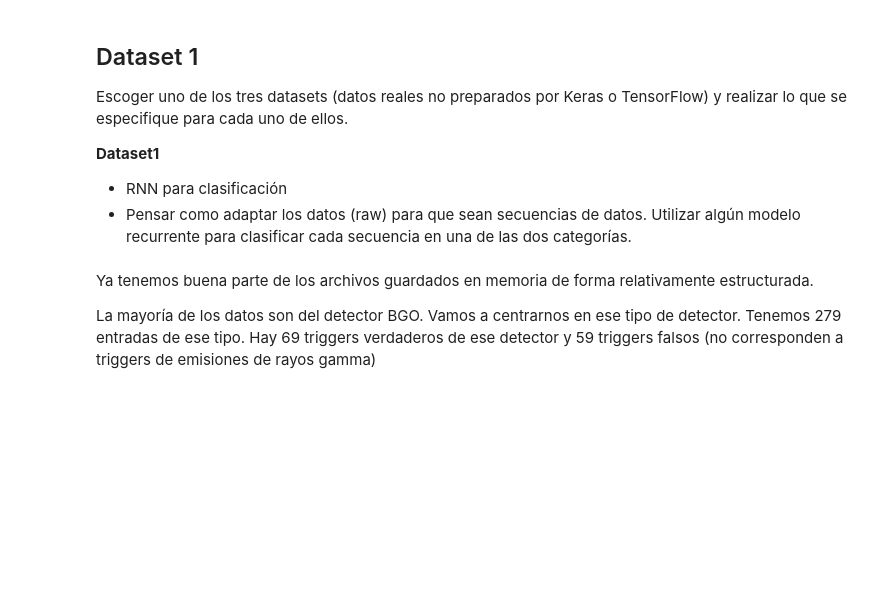
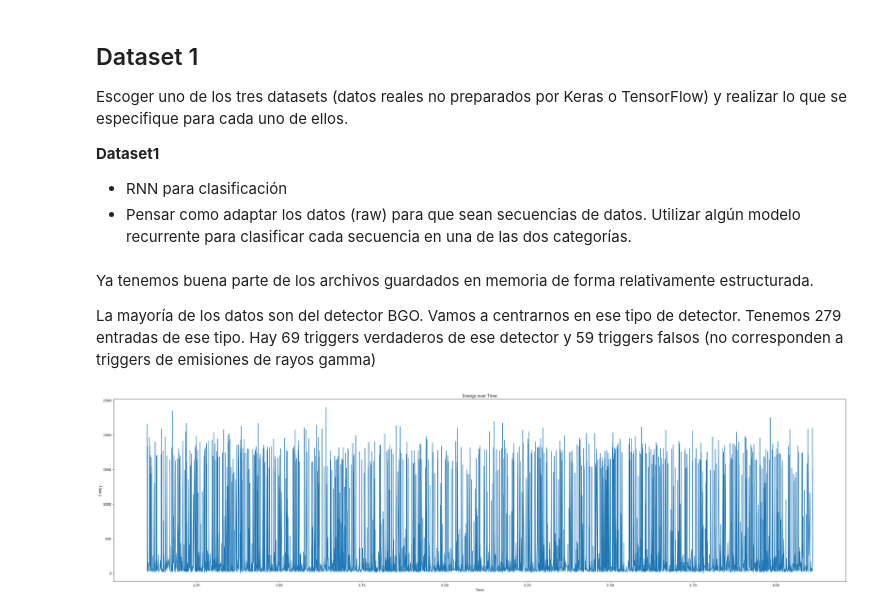
Before and after one commit to Carsanpo/Entregas_RNN, a Jupyter notebook: Entregable_3.ipynb, the cells around one changed output. Saved outputs shown, nothing was run; the diff lists cells and outputs as text; code cells hidden in the pictures; blank space fills up the shorter version.

```diff
--- a/Entregable_3.ipynb
+++ b/Entregable_3.ipynb
@@ -59,3 +60,23 @@ CZT_lista = [archivo for archivo in archivos_output if "CZT" in archivo]
 Ya tenemos buena parte de los archivos guardados en memoria de forma relativamente estructurada.
 
 La mayoría de los datos son del detector BGO. Vamos a centrarnos en ese tipo de detector. Tenemos 279 entradas de ese tipo. Hay 69 triggers verdaderos de ese detector y 59 triggers falsos (no corresponden a triggers de emisiones de rayos gamma)
+# %%
+# Directorio donde se encuentran los archivos
+dir_path = 'dataset1/Output_counts/'
+
+ejemplo = pd.read_csv('dataset1/Output_counts/' + archivos_output[11], sep='\\s+', header=None, usecols=[0, 4])
+# %%
+import matplotlib.pyplot as plt
+
+# Asegúrate de que los datos estén en formato numérico
+ejemplo[0] = pd.to_numeric(ejemplo[0], errors='coerce')
+ejemplo[4] = pd.to_numeric(ejemplo[4], errors='coerce')
+
+plt.figure(figsize=(40, 10))
+plt.plot(ejemplo[0], ejemplo[4])
+plt.xlabel('Time')
+plt.ylabel('Energy')
+plt.title('Energy over Time')
+plt.show()
+# %% [output]
+[figure, added]
```
Also changed, not shown: parts of 6 cells of this notebook, 3 other files.
